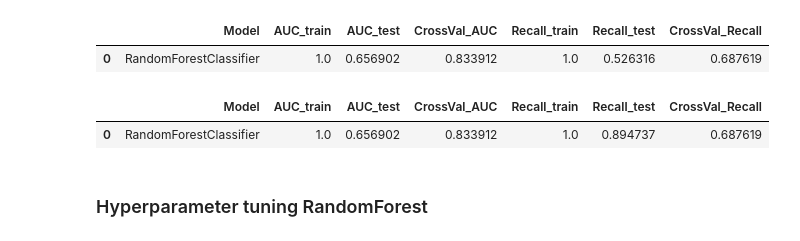
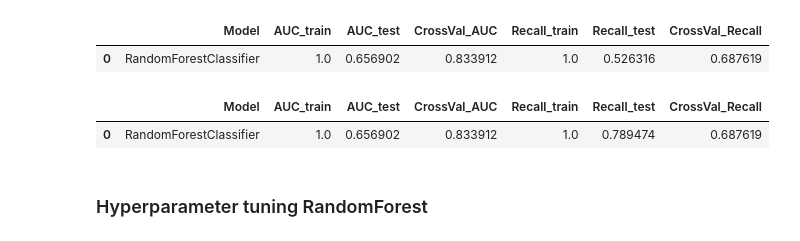
Before and after one commit to azaryasph/Improving-Employee-Retention-By-Predicting-Employee-Attrition-Using-Machine-Learning, a Jupyter notebook: notebook/predict_employee_attrition.ipynb, the cells around one changed output. Saved outputs shown, nothing was run; the diff lists cells and outputs as text; code cells hidden in the pictures.

```diff
--- a/notebook/predict_employee_attrition.ipynb
+++ b/notebook/predict_employee_attrition.ipynb
@@ -1568,11 +1568,11 @@ rf_thres
 |  | Model | AUC_train | AUC_test | CrossVal_AUC | Recall_train | Recall_test | CrossVal_Recall |
 | 0 | RandomForestClassifier | 1.0 | 0.656902 | 0.833912 | 1.0 | 0.526316 | 0.687619 |
 # %%
-rf_thres = train_eval_model(rf_hr_2, X_train_new, y_train_over, X_test_new, y_test, 0.25)
+rf_thres = train_eval_model(rf_hr_2, X_train_new, y_train_over, X_test_new, y_test, 0.35)
 rf_thres
 # %% [output]
 |  | Model | AUC_train | AUC_test | CrossVal_AUC | Recall_train | Recall_test | CrossVal_Recall |
-| 0 | RandomForestClassifier | 1.0 | 0.656902 | 0.833912 | 1.0 | 0.894737 | 0.687619 |
+| 0 | RandomForestClassifier | 1.0 | 0.656902 | 0.833912 | 1.0 | 0.789474 | 0.687619 |
 # %% [markdown]
 ### Hyperparameter tuning RandomForest
 # %%
```
Also changed, not shown: parts of 8 cells of this notebook.
